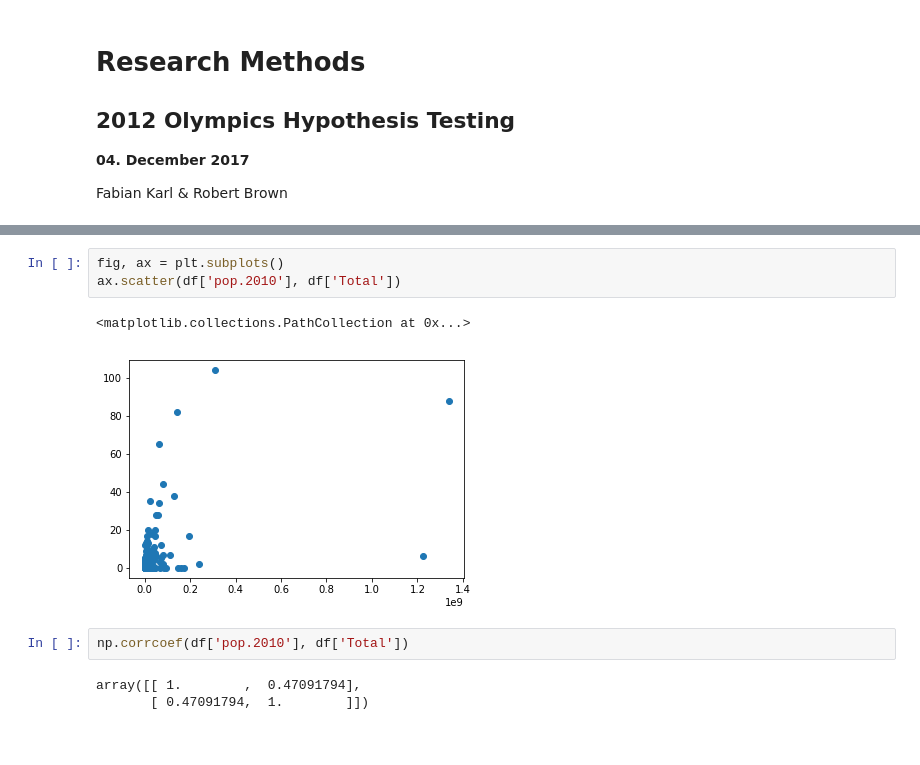
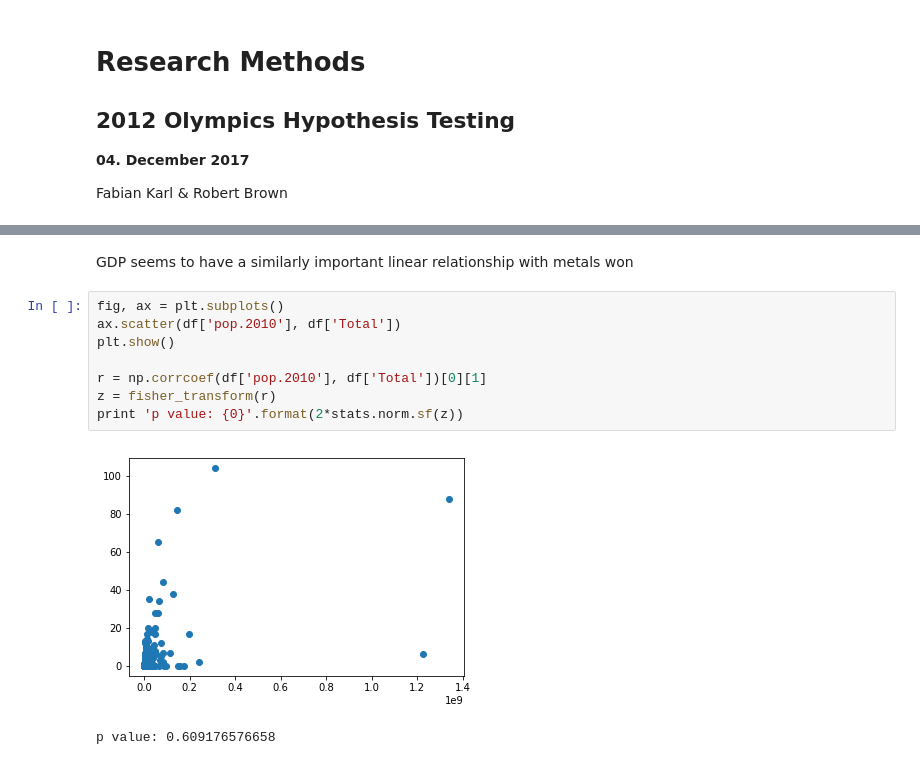
Before and after one commit to rab170/research-methods, a Jupyter notebook: olympics-hypothesis-testing/hypothesis_testing.ipynb, the cells around one changed output, grey strips where cells are left out. Cells and saved outputs as stored; diff of their text form.

```diff
--- a/olympics-hypothesis-testing/hypothesis_testing.ipynb
+++ b/olympics-hypothesis-testing/hypothesis_testing.ipynb
@@ -50,11 +60,13 @@ array([[ 1.        ,  0.89274425],
+# %% [markdown]
+GDP seems to have a similarly important linear relationship with metals won
 # %%
 fig, ax = plt.subplots()
 ax.scatter(df['pop.2010'], df['Total'])
+plt.show()
+
+r = np.corrcoef(df['pop.2010'], df['Total'])[0][1]
+z = fisher_transform(r)
+print 'p value: {0}'.format(2*stats.norm.sf(z))
 # %% [output]
+[figure]
-<matplotlib.collections.PathCollection at 0x...>
+p value: 0.609176576658
-[figure]
-# %%
-np.corrcoef(df['pop.2010'], df['Total'])
-# %% [output]
-array([[ 1.        ,  0.47091794],
-       [ 0.47091794,  1.        ]])
```
Also changed, not shown: parts of 23 cells of this notebook.
